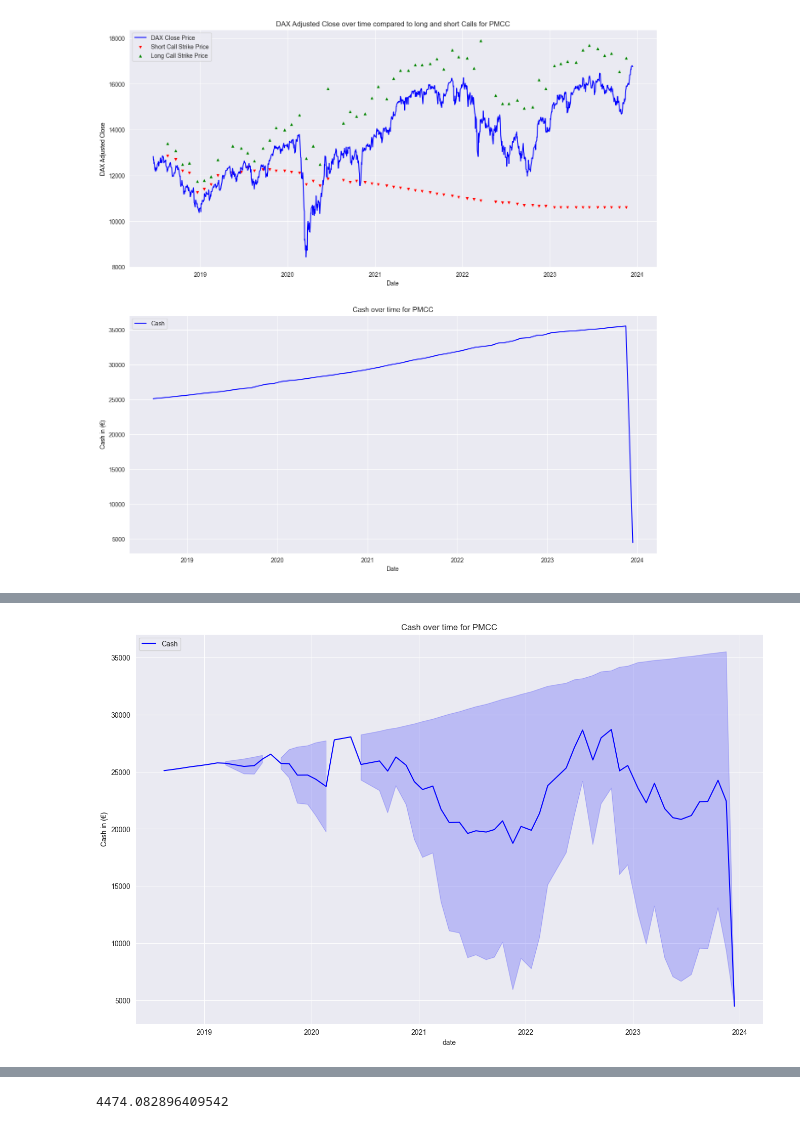
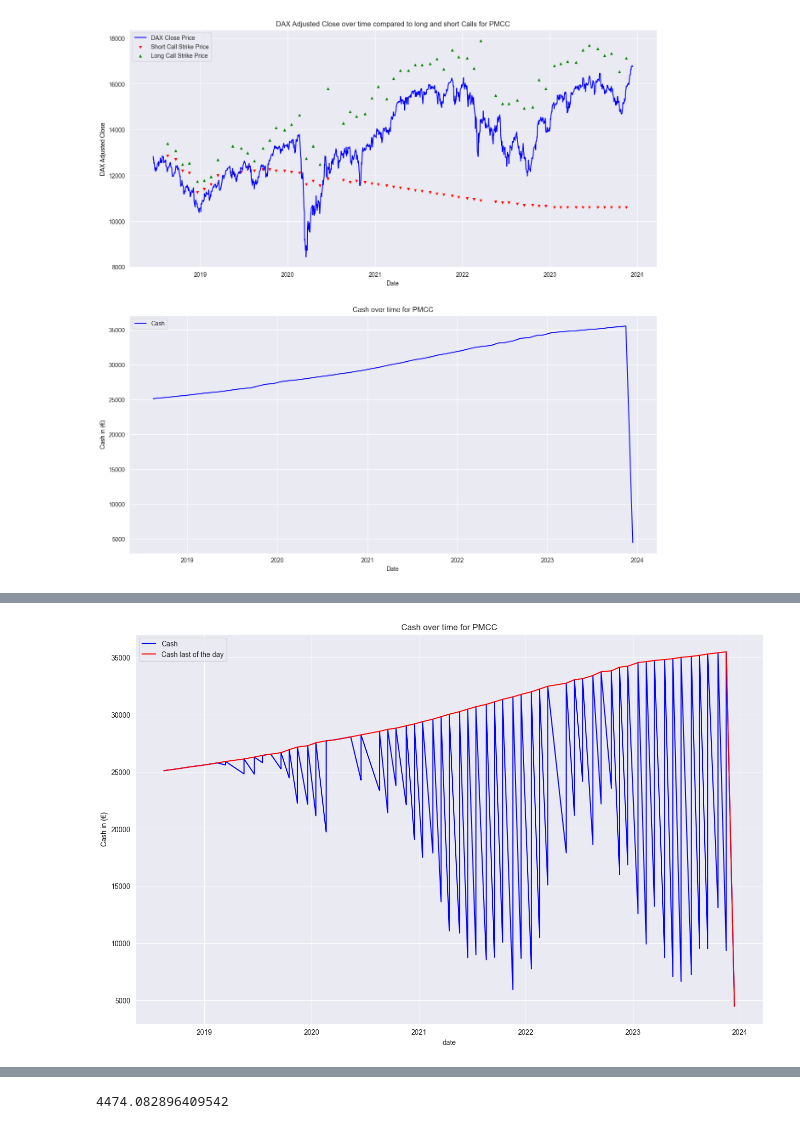
Before and after one commit to emilfunke/backtesting, a Jupyter notebook: friday_trading_call.ipynb, the cells around one changed output, grey strips where cells are left out. Saved outputs shown, nothing was run; the diff lists cells and outputs as text; code cells hidden in the pictures.

```diff
--- a/friday_trading_call.ipynb
+++ b/friday_trading_call.ipynb
@@ -418,3 +463,21 @@ axs[1].legend(loc='upper left')
 plt.savefig('./figures/pmcc_result_combined.pdf')
 # %% [output]
 [figure]
+# %%
+import matplotlib.pyplot as plt
+import seaborn as sns
+
+tmp = pd.DataFrame(state_call['transaction_history'])
+cash_history = pd.DataFrame(state_call['cash_history'])
+
+sns.set_style('darkgrid')
+fig, axs = plt.subplots(1, 1, figsize=(16, 10))
+sns.lineplot(x=dax.Date, y=dax['Adj Close'], label='DAX Close Price', color='blue', ax=axs)
+sns.scatterplot(x=tmp[tmp.action == 'sell'].date, y=tmp[tmp.action == 'sell']['strike_price'], color='red', label='Short Call Strike Price', marker='v', ax=axs)
+sns.scatterplot(x=tmp[tmp.action == 'buy'].date, y=tmp[tmp.action == 'buy']['strike_price'], color='green', label='Long Call Strike Price', marker='^', ax=axs)
+#sns.lineplot(x=cash_history.date, y=cash_history.cash, label='Cash', color='black', ax=ax1)
+
+axs.set_title('DAX Adjusted Close over time compared to long and short calls for PMCC')
+axs.set_ylabel('DAX Adjusted Close', color='black')
+axs.legend(loc='upper left')
+plt.savefig('./figures/pmcc_result_dax.pdf')
@@ -421,15 +486,16 @@ plt.savefig('./figures/pmcc_result_combined.pdf')
 # %%
 # plot strike price of action sell over time
 cash_history = pd.DataFrame(state_call['cash_history'])
 cash_history_last = cash_history.groupby(cash_history['date'].dt.date).apply(lambda x: x.iloc[-1]).reset_index(drop=True)
 # Plotting
 sns.set_style('darkgrid')
 plt.figure(figsize=(16, 10))
 ax1 = plt.gca()
-sns.lineplot(x=cash_history['date'], y=cash_history['cash'], label='Cash', color='blue', ax=ax1)
+plt.plot(cash_history['date'], cash_history['cash'], label='Cash', color='blue')
+sns.lineplot(x=cash_history_last['date'], y=cash_history_last['cash'], label='Cash last of the day', color='red', ax=ax1)
 ax1.set_title('Cash over time for PMCC')
 ax1.set_ylabel('Cash in (€)', color='black')
 ax1.legend(loc='upper left')
 plt.savefig('./figures/pmcc_cash.pdf')
 # %% [output]
-[figure, old version]
+[figure, new version]
```
Also changed, not shown: parts of 8 cells of this notebook, 1 other file.
